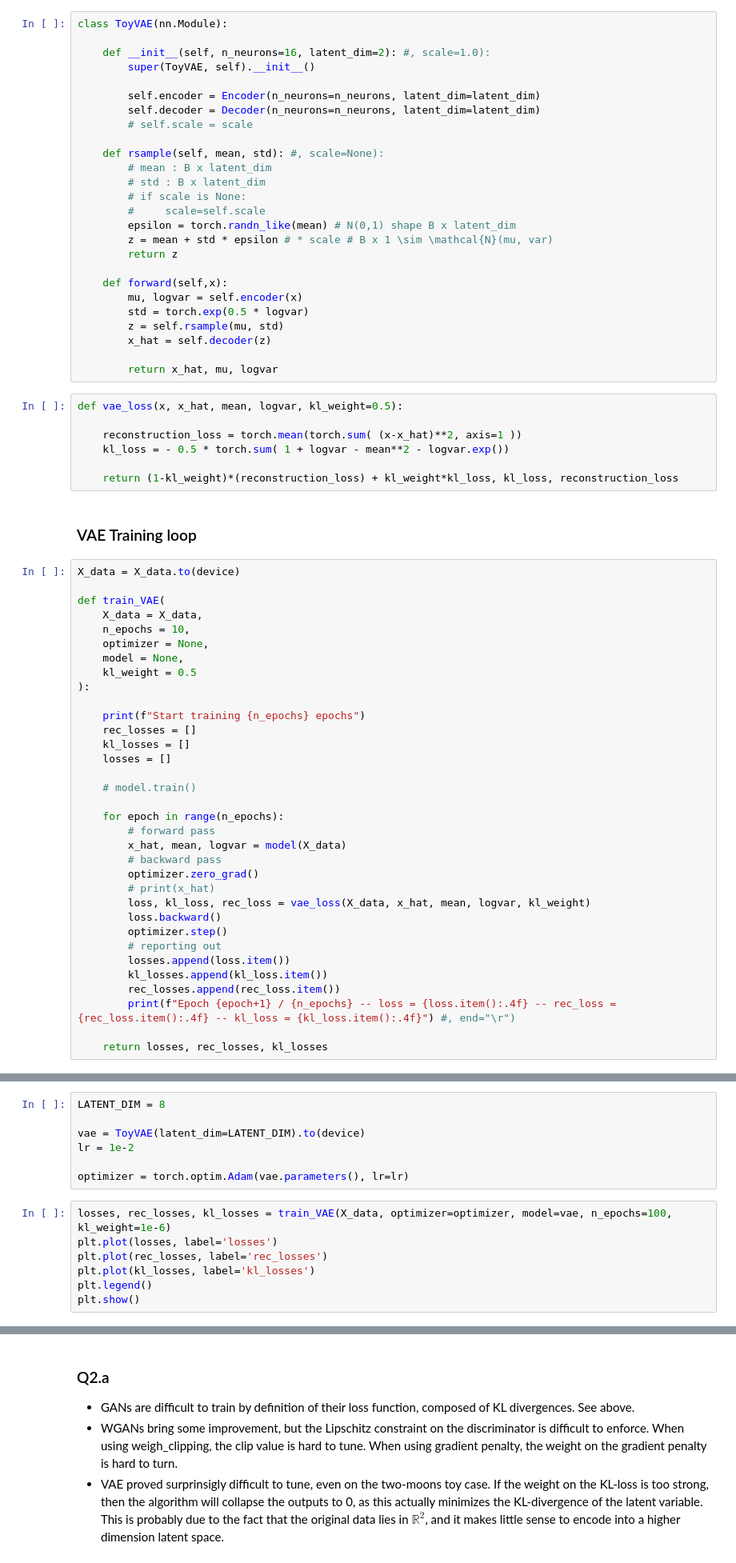
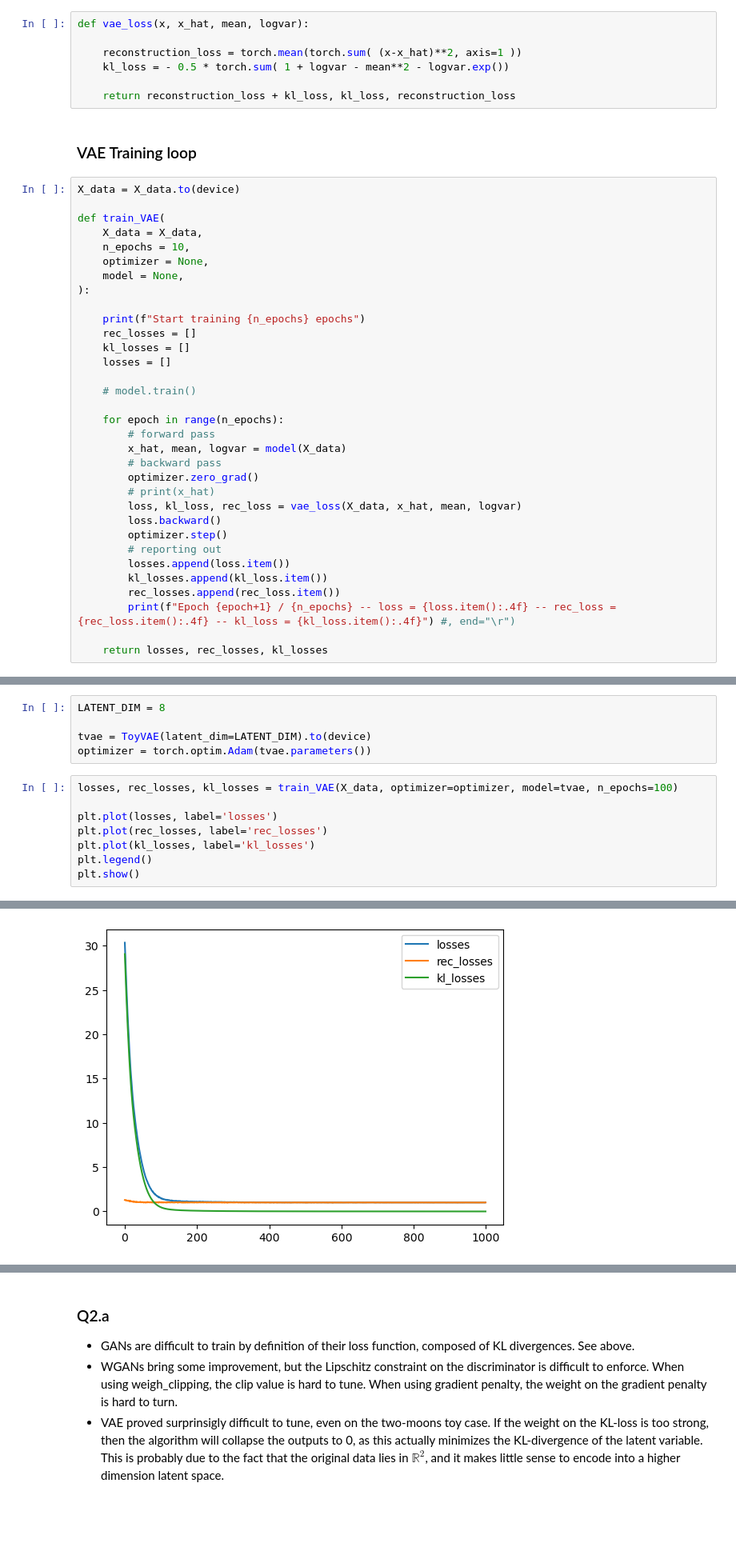
Before and after one commit to BenjaminDeporte/TP_GenAI_MVA_2025_02_25, a Jupyter notebook: notebooks/Deporte_dm2425.ipynb, the cells around one changed output, grey strips where cells are left out. Shown at 80% size. Cells and saved outputs as stored; diff of their text form; blank space fills up the shorter version.

```diff
--- a/notebooks/Deporte_dm2425.ipynb
+++ b/notebooks/Deporte_dm2425.ipynb
@@ -541,36 +622,10 @@ class Decoder(nn.Module):
-# %%
-class ToyVAE(nn.Module):
-
-    def __init__(self, n_neurons=16, latent_dim=2): #, scale=1.0):
-        super(ToyVAE, self).__init__()
-
-        self.encoder = Encoder(n_neurons=n_neurons, latent_dim=latent_dim)
-        self.decoder = Decoder(n_neurons=n_neurons, latent_dim=latent_dim)
-        # self.scale = scale
-
-    def rsample(self, mean, std): #, scale=None):
-        # mean : B x latent_dim
-        # std : B x latent_dim
-        # if scale is None:
-        #     scale=self.scale
-        epsilon = torch.randn_like(mean) # N(0,1) shape B x latent_dim
-        z = mean + std * epsilon # * scale # B x 1 \sim \mathcal{N}(mu, var)
-        return z
-
-    def forward(self,x):
-        mu, logvar = self.encoder(x)
-        std = torch.exp(0.5 * logvar)
-        z = self.rsample(mu, std)
-        x_hat = self.decoder(z)
-
-        return x_hat, mu, logvar
 # %%
-def vae_loss(x, x_hat, mean, logvar, kl_weight=0.5):
+def vae_loss(x, x_hat, mean, logvar):
 
     reconstruction_loss = torch.mean(torch.sum( (x-x_hat)**2, axis=1 ))
     kl_loss = - 0.5 * torch.sum( 1 + logvar - mean**2 - logvar.exp())
 
-    return (1-kl_weight)*(reconstruction_loss) + kl_weight*kl_loss, kl_loss, reconstruction_loss
+    return reconstruction_loss + kl_loss, kl_loss, reconstruction_loss
 # %% [markdown]
 ### VAE Training loop
 # %%
@@ -581,7 +636,6 @@ def train_VAE(
     n_epochs = 10,
     optimizer = None,
     model = None,
-    kl_weight = 0.5
 ):
 
     print(f"Start training {n_epochs} epochs")
@@ -597,7 +651,7 @@ def train_VAE(
         # backward pass
         optimizer.zero_grad()
         # print(x_hat)
-        loss, kl_loss, rec_loss = vae_loss(X_data, x_hat, mean, logvar, kl_weight)
+        loss, kl_loss, rec_loss = vae_loss(X_data, x_hat, mean, logvar)
         loss.backward()
         optimizer.step()
         # reporting out
@@ -612,14 +666,14 @@ Checking basic AutoEncoding - we set scale at 0, so the model beahaves as a simp
 # %%
 LATENT_DIM = 8
 
-vae = ToyVAE(latent_dim=LATENT_DIM).to(device)
-lr = 1e-2
-
-optimizer = torch.optim.Adam(vae.parameters(), lr=lr)
+tvae = ToyVAE(latent_dim=LATENT_DIM).to(device)
+optimizer = torch.optim.Adam(tvae.parameters())
 # %%
-losses, rec_losses, kl_losses = train_VAE(X_data, optimizer=optimizer, model=vae, n_epochs=100, kl_weight=1e-6)
+losses, rec_losses, kl_losses = train_VAE(X_data, optimizer=optimizer, model=tvae, n_epochs=100)
+
 plt.plot(losses, label='losses')
 plt.plot(rec_losses, label='rec_losses')
 plt.plot(kl_losses, label='kl_losses')
 plt.legend()
 plt.show()
+# %% [output]
@@ -626,3 +697,4 @@ plt.show()
+[figure, added]
 # %%
 vae.eval()
 
```
Also changed, not shown: parts of 42 cells of this notebook.
